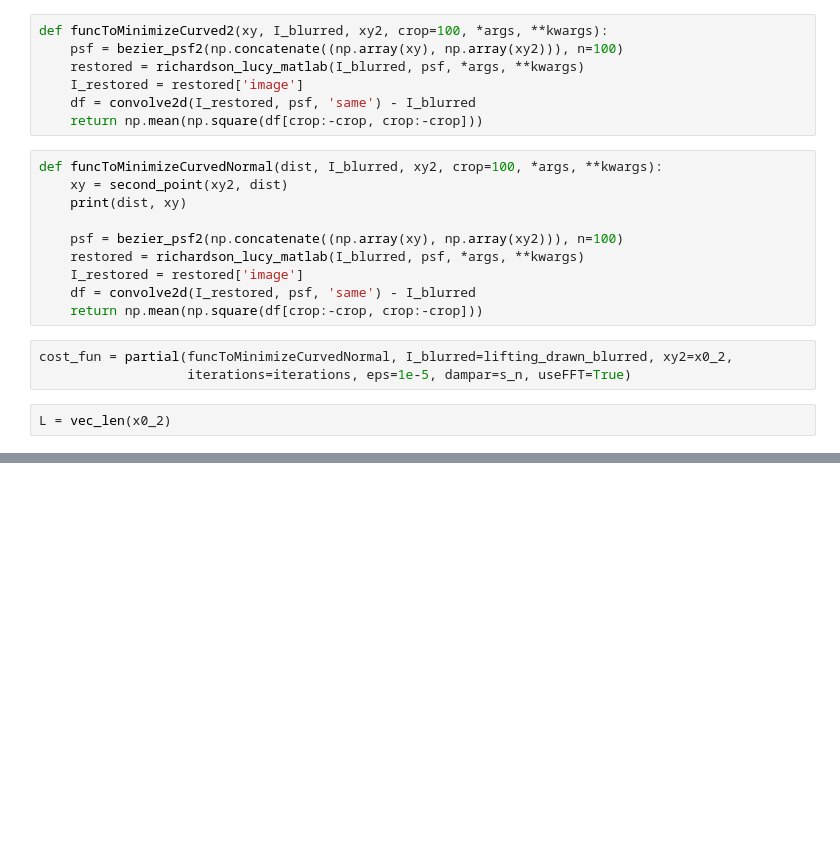
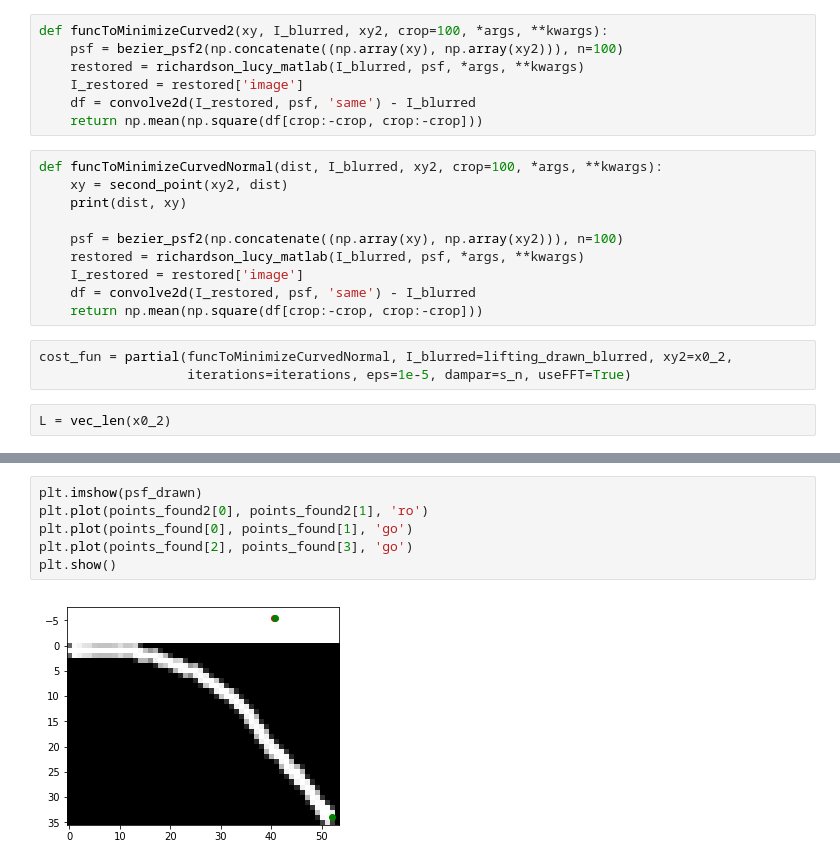
Before and after one commit to progiv/deconv, a Jupyter notebook: minimization-one-dim-drawn.ipynb, the cells around one changed output, grey strips where cells are left out. Drawn from its saved outputs; the diff is of its cells as text; blank space fills up the shorter version.

```diff
--- a/minimization-one-dim-drawn.ipynb
+++ b/minimization-one-dim-drawn.ipynb
@@ -180,0 +262,8 @@ show_results(deconv_orig['image'], deconv_init['image'], deconv_found['image'],
+# %%
+plt.imshow(psf_drawn)
+plt.plot(points_found2[0], points_found2[1], 'ro')
+plt.plot(points_found[0], points_found[1], 'go')
+plt.plot(points_found[2], points_found[3], 'go')
+plt.show()
+# %% [output]
+[figure, added]
```
Also changed, not shown: parts of 17 cells of this notebook, 12 other files.
